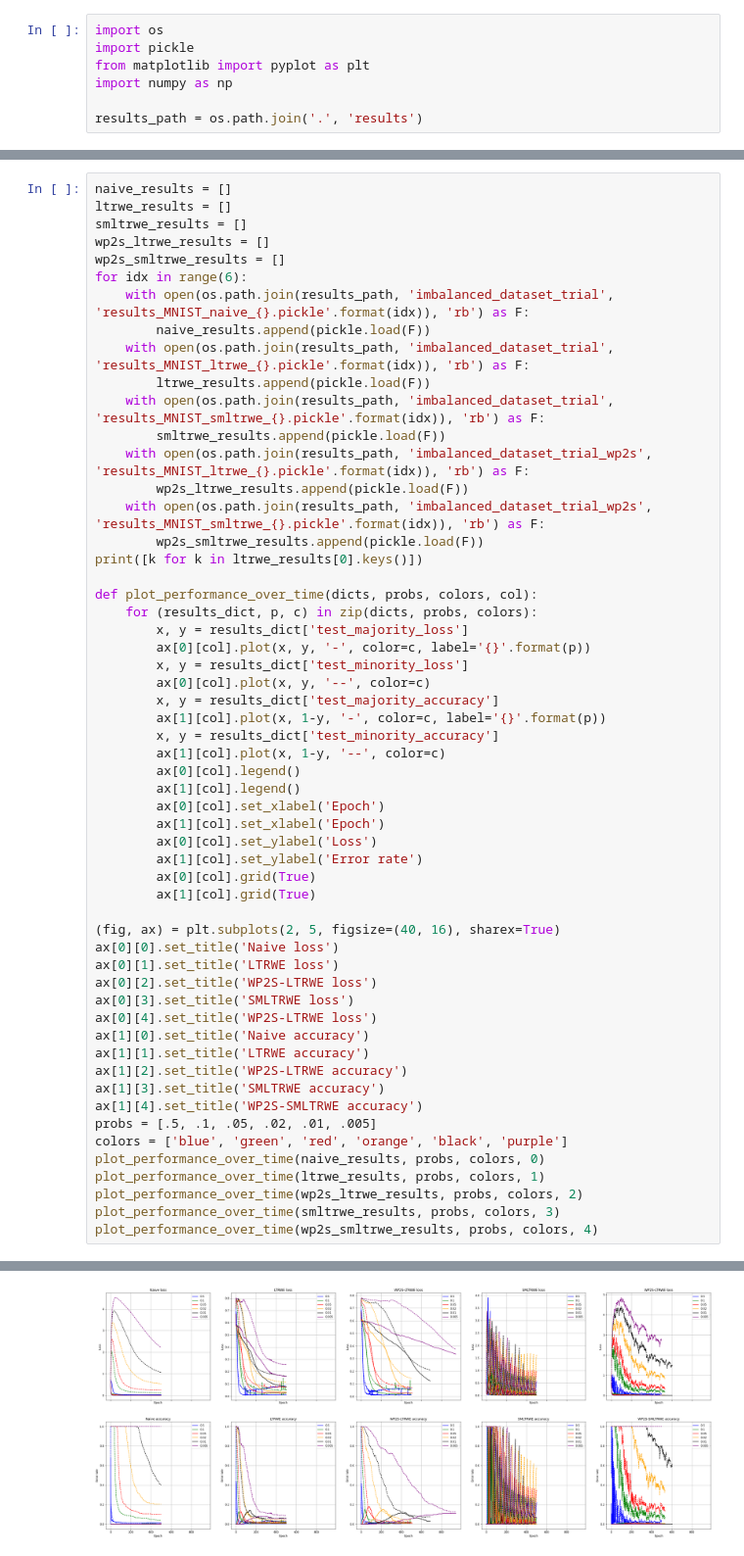
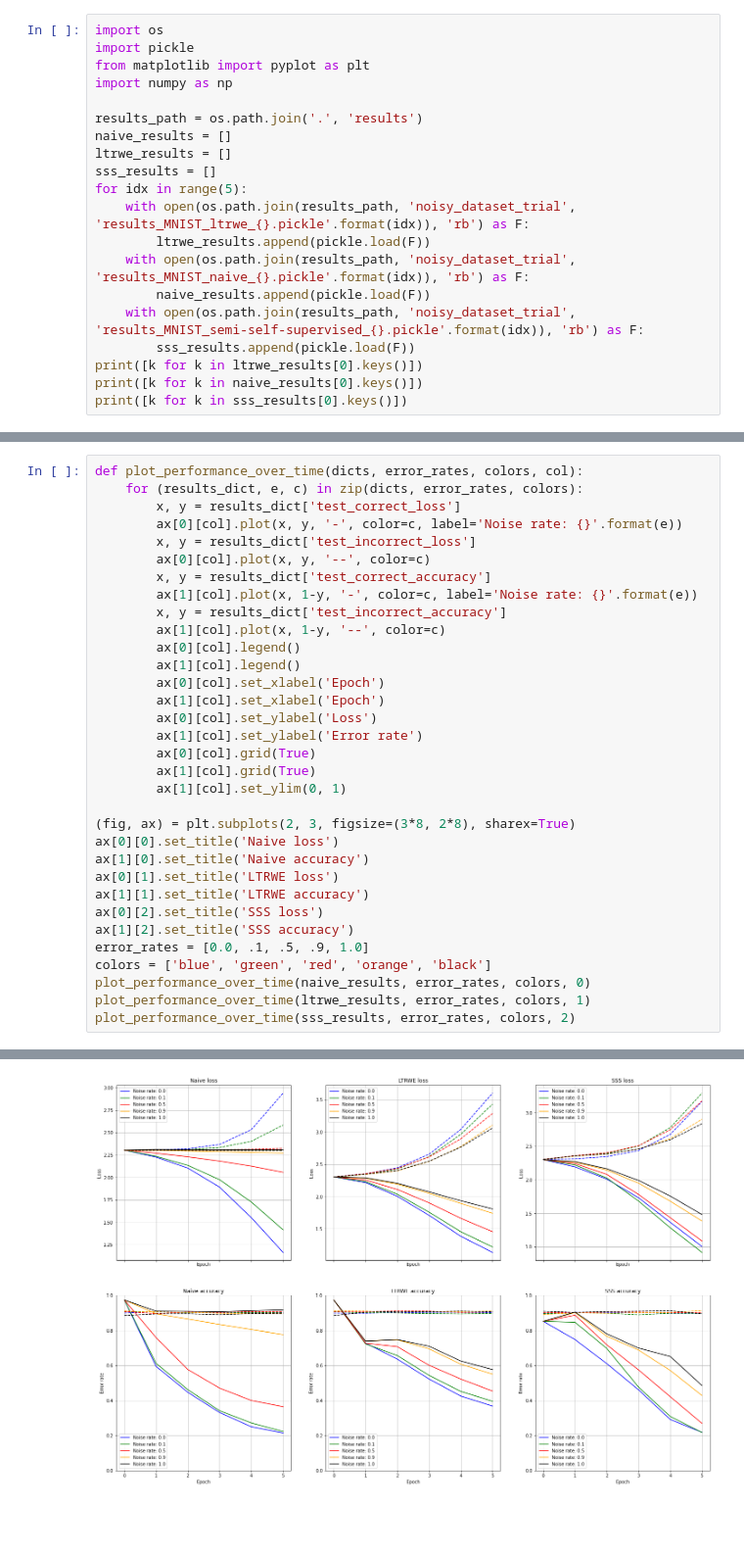
Before and after one commit to jimgammell/ece595ml_project, a Jupyter notebook: display_results.ipynb, the cells around one changed output, grey strips where cells are left out. Shown at 98% size. Saved outputs shown, nothing was run; the diff lists cells and outputs as text; blank space fills up the shorter version.

Commit message:
Preliminary experiment suggesting that self-supervision may be helpful with extremely-high noise rates

```diff
--- a/display_results.ipynb
+++ b/display_results.ipynb
@@ -5,3 +5,16 @@ from matplotlib import pyplot as plt
 import numpy as np
 
 results_path = os.path.join('.', 'results')
+naive_results = []
+ltrwe_results = []
+sss_results = []
+for idx in range(5):
+    with open(os.path.join(results_path, 'noisy_dataset_trial', 'results_MNIST_ltrwe_{}.pickle'.format(idx)), 'rb') as F:
+        ltrwe_results.append(pickle.load(F))
+    with open(os.path.join(results_path, 'noisy_dataset_trial', 'results_MNIST_naive_{}.pickle'.format(idx)), 'rb') as F:
+        naive_results.append(pickle.load(F))
+    with open(os.path.join(results_path, 'noisy_dataset_trial', 'results_MNIST_semi-self-supervised_{}.pickle'.format(idx)), 'rb') as F:
+        sss_results.append(pickle.load(F))
+print([k for k in ltrwe_results[0].keys()])
+print([k for k in naive_results[0].keys()])
+print([k for k in sss_results[0].keys()])
@@ -8,31 +25,13 @@ results_path = os.path.join('.', 'results')
 # %%
-naive_results = []
-ltrwe_results = []
-smltrwe_results = []
-wp2s_ltrwe_results = []
-wp2s_smltrwe_results = []
-for idx in range(6):
-    with open(os.path.join(results_path, 'imbalanced_dataset_trial', 'results_MNIST_naive_{}.pickle'.format(idx)), 'rb') as F:
-        naive_results.append(pickle.load(F))
-    with open(os.path.join(results_path, 'imbalanced_dataset_trial', 'results_MNIST_ltrwe_{}.pickle'.format(idx)), 'rb') as F:
-        ltrwe_results.append(pickle.load(F))
-    with open(os.path.join(results_path, 'imbalanced_dataset_trial', 'results_MNIST_smltrwe_{}.pickle'.format(idx)), 'rb') as F:
-        smltrwe_results.append(pickle.load(F))
-    with open(os.path.join(results_path, 'imbalanced_dataset_trial_wp2s', 'results_MNIST_ltrwe_{}.pickle'.format(idx)), 'rb') as F:
-        wp2s_ltrwe_results.append(pickle.load(F))
-    with open(os.path.join(results_path, 'imbalanced_dataset_trial_wp2s', 'results_MNIST_smltrwe_{}.pickle'.format(idx)), 'rb') as F:
-        wp2s_smltrwe_results.append(pickle.load(F))
-print([k for k in ltrwe_results[0].keys()])
-
-def plot_performance_over_time(dicts, probs, colors, col):
-    for (results_dict, p, c) in zip(dicts, probs, colors):
-        x, y = results_dict['test_majority_loss']
-        ax[0][col].plot(x, y, '-', color=c, label='{}'.format(p))
-        x, y = results_dict['test_minority_loss']
+def plot_performance_over_time(dicts, error_rates, colors, col):
+    for (results_dict, e, c) in zip(dicts, error_rates, colors):
+        x, y = results_dict['test_correct_loss']
+        ax[0][col].plot(x, y, '-', color=c, label='Noise rate: {}'.format(e))
+        x, y = results_dict['test_incorrect_loss']
         ax[0][col].plot(x, y, '--', color=c)
-        x, y = results_dict['test_majority_accuracy']
-        ax[1][col].plot(x, 1-y, '-', color=c, label='{}'.format(p))
-        x, y = results_dict['test_minority_accuracy']
+        x, y = results_dict['test_correct_accuracy']
+        ax[1][col].plot(x, 1-y, '-', color=c, label='Noise rate: {}'.format(e))
+        x, y = results_dict['test_incorrect_accuracy']
         ax[1][col].plot(x, 1-y, '--', color=c)
         ax[0][col].legend()
         ax[1][col].legend()
@@ -42,23 +41,18 @@ def plot_performance_over_time(dicts, probs, colors, col):
         ax[1][col].set_ylabel('Error rate')
         ax[0][col].grid(True)
         ax[1][col].grid(True)
+        ax[1][col].set_ylim(0, 1)
 
-(fig, ax) = plt.subplots(2, 5, figsize=(40, 16), sharex=True)
+(fig, ax) = plt.subplots(2, 3, figsize=(3*8, 2*8), sharex=True)
 ax[0][0].set_title('Naive loss')
+ax[1][0].set_title('Naive accuracy')
 ax[0][1].set_title('LTRWE loss')
-ax[0][2].set_title('WP2S-LTRWE loss')
-ax[0][3].set_title('SMLTRWE loss')
-ax[0][4].set_title('WP2S-LTRWE loss')
-ax[1][0].set_title('Naive accuracy')
 ax[1][1].set_title('LTRWE accuracy')
-ax[1][2].set_title('WP2S-LTRWE accuracy')
-ax[1][3].set_title('SMLTRWE accuracy')
-ax[1][4].set_title('WP2S-SMLTRWE accuracy')
-probs = [.5, .1, .05, .02, .01, .005]
-colors = ['blue', 'green', 'red', 'orange', 'black', 'purple']
-plot_performance_over_time(naive_results, probs, colors, 0)
-plot_performance_over_time(ltrwe_results, probs, colors, 1)
-plot_performance_over_time(wp2s_ltrwe_results, probs, colors, 2)
-plot_performance_over_time(smltrwe_results, probs, colors, 3)
-plot_performance_over_time(wp2s_smltrwe_results, probs, colors, 4)
+ax[0][2].set_title('SSS loss')
+ax[1][2].set_title('SSS accuracy')
+error_rates = [0.0, .1, .5, .9, 1.0]
+colors = ['blue', 'green', 'red', 'orange', 'black']
+plot_performance_over_time(naive_results, error_rates, colors, 0)
+plot_performance_over_time(ltrwe_results, error_rates, colors, 1)
+plot_performance_over_time(sss_results, error_rates, colors, 2)
 # %% [output]
@@ -66,2 +59,2 @@ plot_performance_over_time(wp2s_smltrwe_results, probs, colors, 4)
-[figure, old version]
+[figure, new version]
 # %%
```
Also changed, not shown: parts of 6 cells of this notebook, 19 other files.
